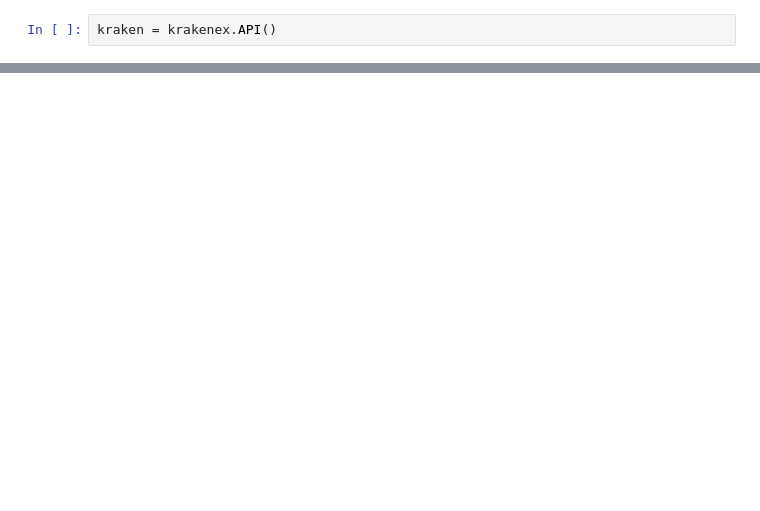
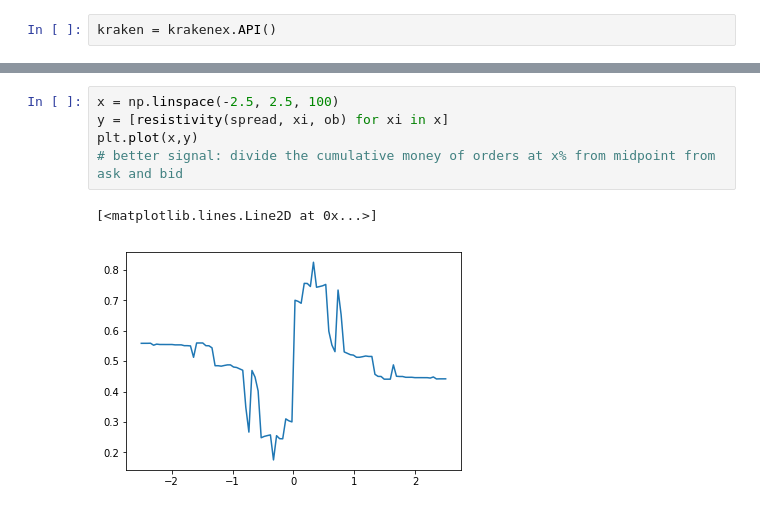
Before and after one commit to maxlamberti/orderbook-crypto-scraper, a Jupyter notebook: research/depth_compression.ipynb, the cells around one changed output, grey strips where cells are left out. Cells and saved outputs as stored; diff of their text form; blank space fills up the shorter version.

```diff
--- a/research/depth_compression.ipynb
+++ b/research/depth_compression.ipynb
@@ -96,0 +177,8 @@ plot_order_book(ob)
+# %%
+x = np.linspace(-2.5, 2.5, 100)
+y = [resistivity(spread, xi, ob) for xi in x]
+plt.plot(x,y)
+# better signal: divide the cumulative money of orders at x% from midpoint from ask and bid
+# %% [output]
+[<matplotlib.lines.Line2D at 0x...>]
+[figure, added]
```
Also changed, not shown: parts of 12 cells of this notebook.
